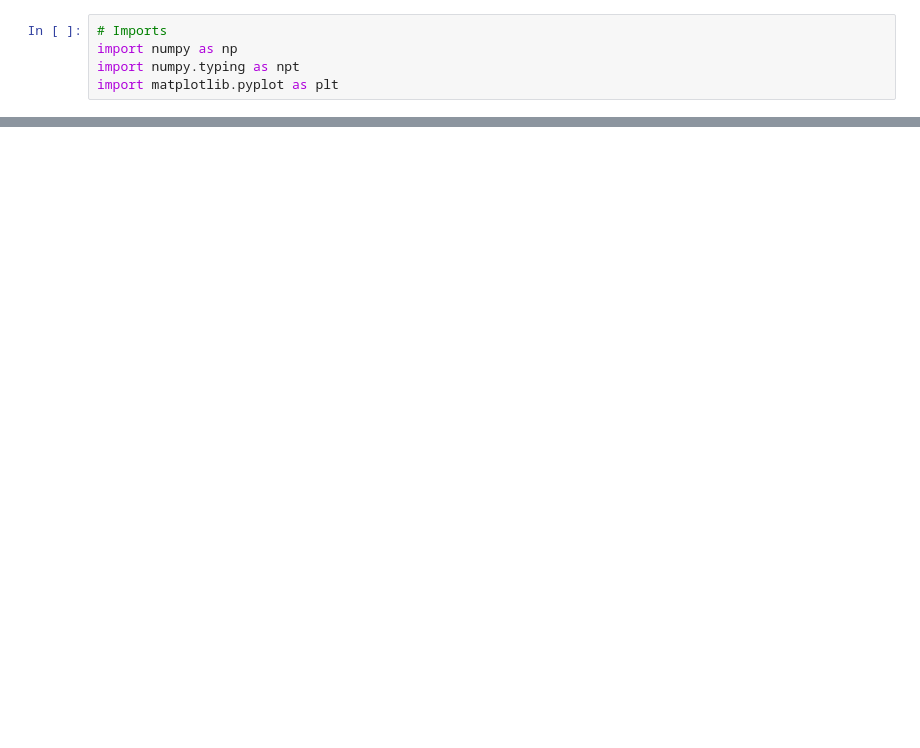
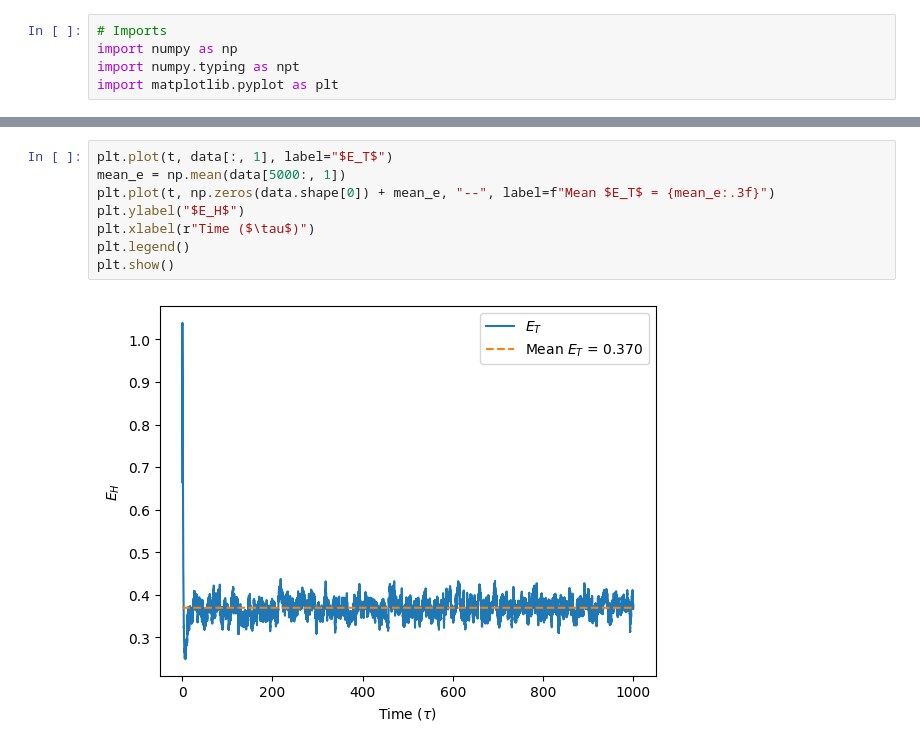
Before and after one commit to gujoh/compfys-h3, a Jupyter notebook: plotting/task1.ipynb, the cells around one changed output, grey strips where cells are left out. Cells and saved outputs as stored; diff of their text form; blank space fills up the shorter version.

```diff
--- a/plotting/task1.ipynb
+++ b/plotting/task1.ipynb
@@ -12,0 +20,10 @@ plt.show()
+# %%
+plt.plot(t, data[:, 1], label="$E_T$")
+mean_e = np.mean(data[5000:, 1])
+plt.plot(t, np.zeros(data.shape[0]) + mean_e, "--", label=f"Mean $E_T$ = {mean_e:.3f}")
+plt.ylabel("$E_H$")
+plt.xlabel(r"Time ($\tau$)")
+plt.legend()
+plt.show()
+# %% [output]
+[figure, added]
```
Also changed, not shown: parts of 3 cells of this notebook, 2 other files.
